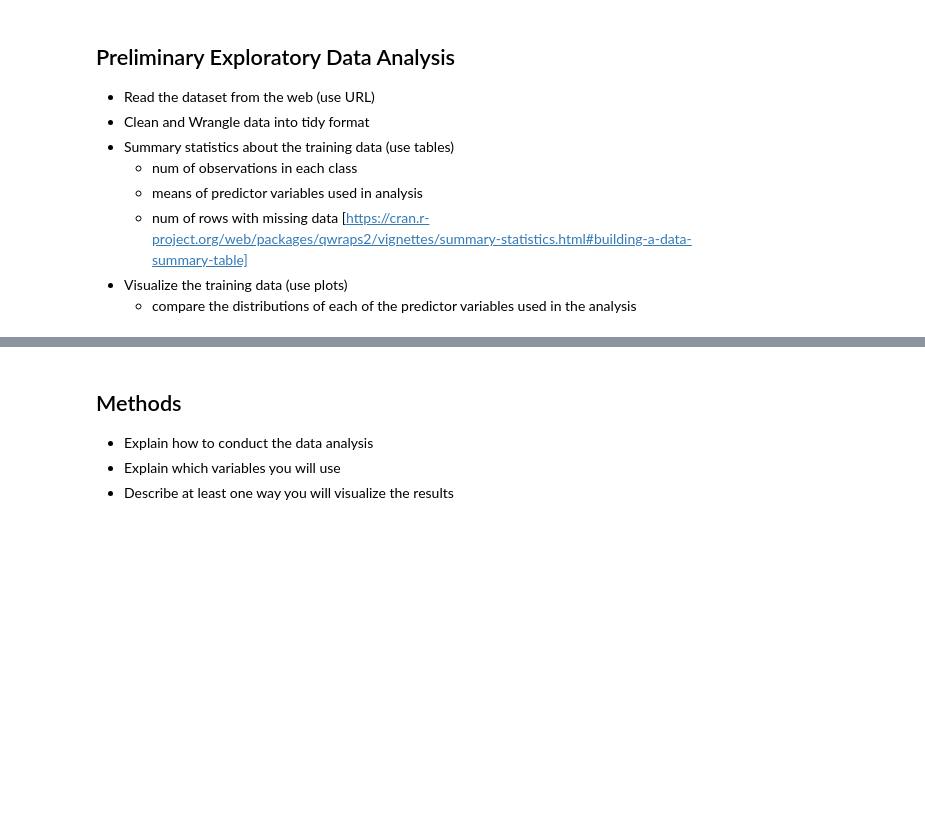
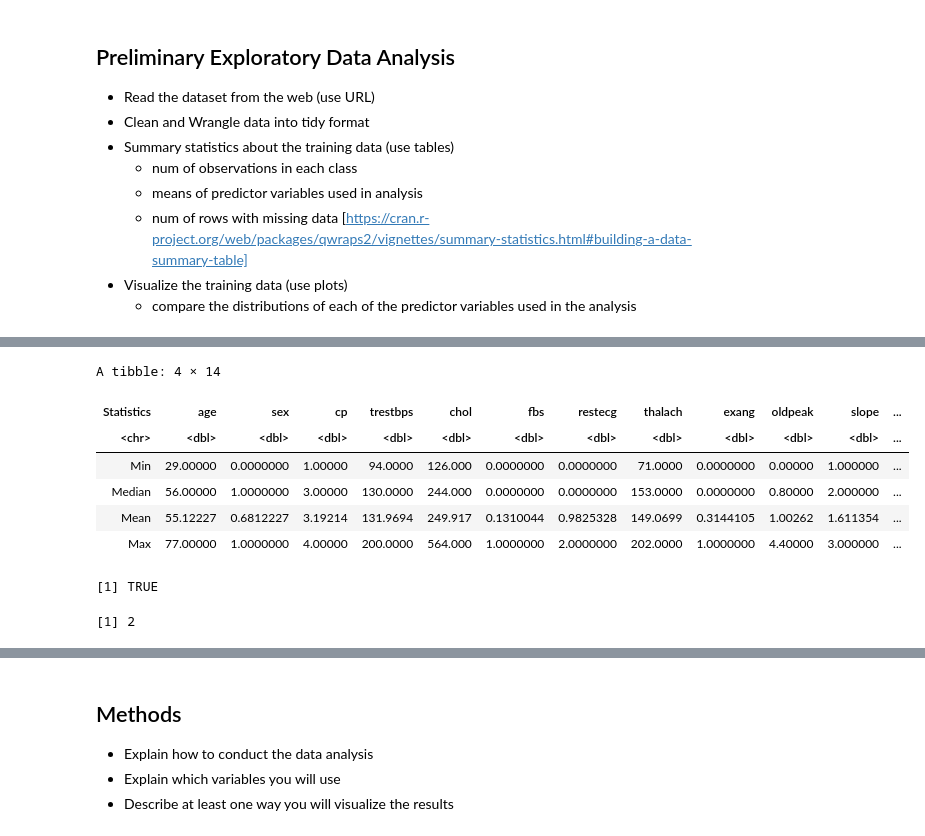
Before and after one commit to CeciH1026/DSCI_Group_Project, a Jupyter notebook: Heart Data - DSCI group proj.ipynb, the cells around one changed output, grey strips where cells are left out. Drawn from its saved outputs; the diff is of its cells as text; code cells hidden in the pictures; blank space fills up the shorter version.

```diff
--- a/Heart Data - DSCI group proj.ipynb
+++ b/Heart Data - DSCI group proj.ipynb
@@ -115,0 +125,41 @@ heart_test <- testing(heart_split)
+# %%
+# means of predictor variables used in analysis
+heart_mean <- heart_train%>%
+                    select(-num) %>%
+                    map_df(mean,na.rm = TRUE)
+heart_min <- heart_train %>%
+                    select(-num) %>%
+                    map_df(min,na.rm=TRUE)
+heart_max <- heart_train %>%
+                    select(-num) %>%
+                    map_df(max,na.rm=TRUE)
+heart_median <- heart_train %>%
+                    select(-num) %>%
+                    map_df(median,na.rm=TRUE)
+
+heart_sum_pred <- rbind(heart_min,heart_median,heart_mean,heart_max) %>%
+                    mutate(Statistics=c('Min','Median','Mean','Max'),.before=age)
+heart_sum_pred
+# %% [output]
+A tibble: 4 × 14
+| Statistics | age | sex | cp | trestbps | chol | fbs | restecg | thalach | exang | oldpeak | slope | ... |
+| <chr> | <dbl> | <dbl> | <dbl> | <dbl> | <dbl> | <dbl> | <dbl> | <dbl> | <dbl> | <dbl> | <dbl> | ... |
+| Min | 29.00000 | 0.0000000 | 1.00000 | 94.0000 | 126.000 | 0.0000000 | 0.0000000 | 71.0000 | 0.0000000 | 0.00000 | 1.000000 | ... |
+| Median | 56.00000 | 1.0000000 | 3.00000 | 130.0000 | 244.000 | 0.0000000 | 0.0000000 | 153.0000 | 0.0000000 | 0.80000 | 2.000000 | ... |
+| Mean | 55.12227 | 0.6812227 | 3.19214 | 131.9694 | 249.917 | 0.1310044 | 0.9825328 | 149.0699 | 0.3144105 | 1.00262 | 1.611354 | ... |
+| Max | 77.00000 | 1.0000000 | 4.00000 | 200.0000 | 564.000 | 1.0000000 | 2.0000000 | 202.0000 | 1.0000000 | 4.40000 | 3.000000 | ... |
+# %%
+any(is.na(heart_train[12]))
+# %% [output]
+[1] TRUE
+# %%
+# number of rows with missing data
+heart_missing <-0
+for (n in 1: nrow(heart_train)) {
+    if (any(is.na(slice(heart_train,n)))==TRUE) {
+        heart_missing <- heart_missing +1 }
+        }
+
+heart_missing
+# %% [output]
+[1] 2
```
Also changed, not shown: parts of 6 cells of this notebook.
